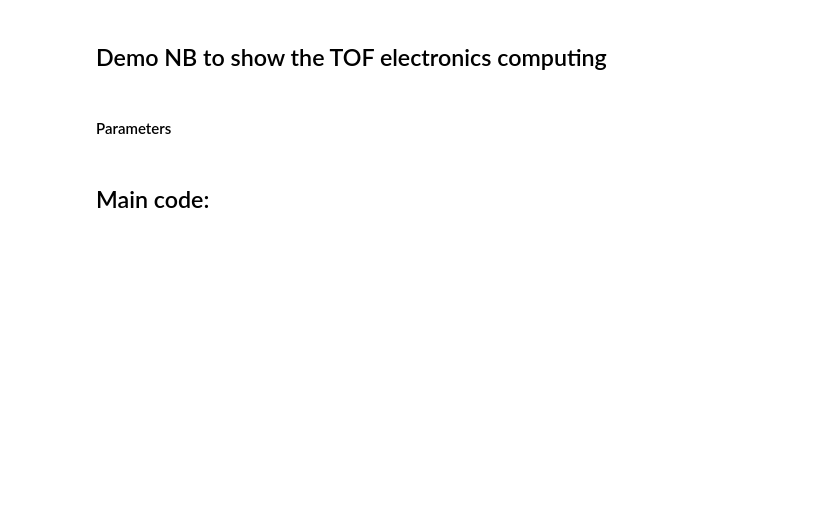
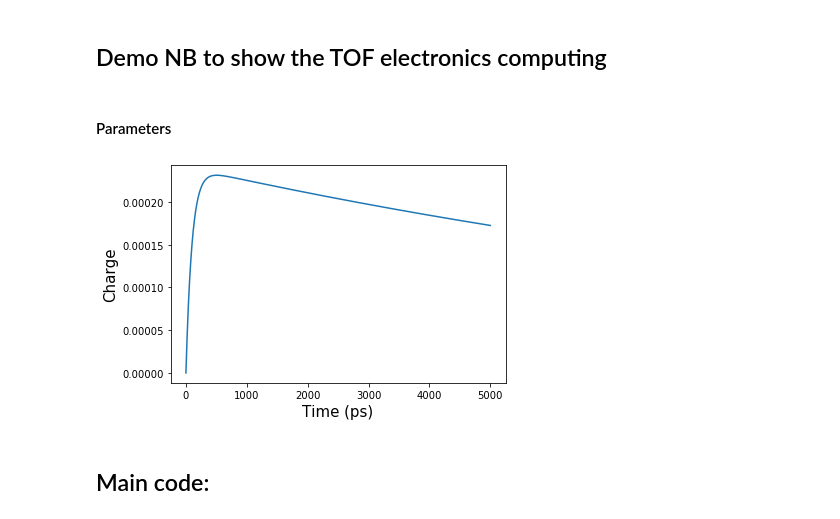
Before and after one commit to petalo-project/ANTEANB, a Jupyter notebook: elec/TOF_compute_demo.ipynb, the cells around one changed output. Drawn from its saved outputs; the diff is of its cells as text; code cells hidden in the pictures; blank space fills up the shorter version.

```diff
--- a/elec/TOF_compute_demo.ipynb
+++ b/elec/TOF_compute_demo.ipynb
@@ -24,4 +25,11 @@ time           = np.arange(0, 80000, time_bin)
 spe_resp, norm = tf.apply_spe_dist(time, tau_sipm)
+# %%
+plt.plot(time, spe_resp)
+plt.xlabel('Time (ps)', fontsize=15)
+plt.ylabel('Charge'   , fontsize=15)
+plt.show()
+# %% [output]
+[figure, added]
 # %% [markdown]
 ## Main code:
 # %%
```
Also changed, not shown: parts of 7 cells of this notebook.
